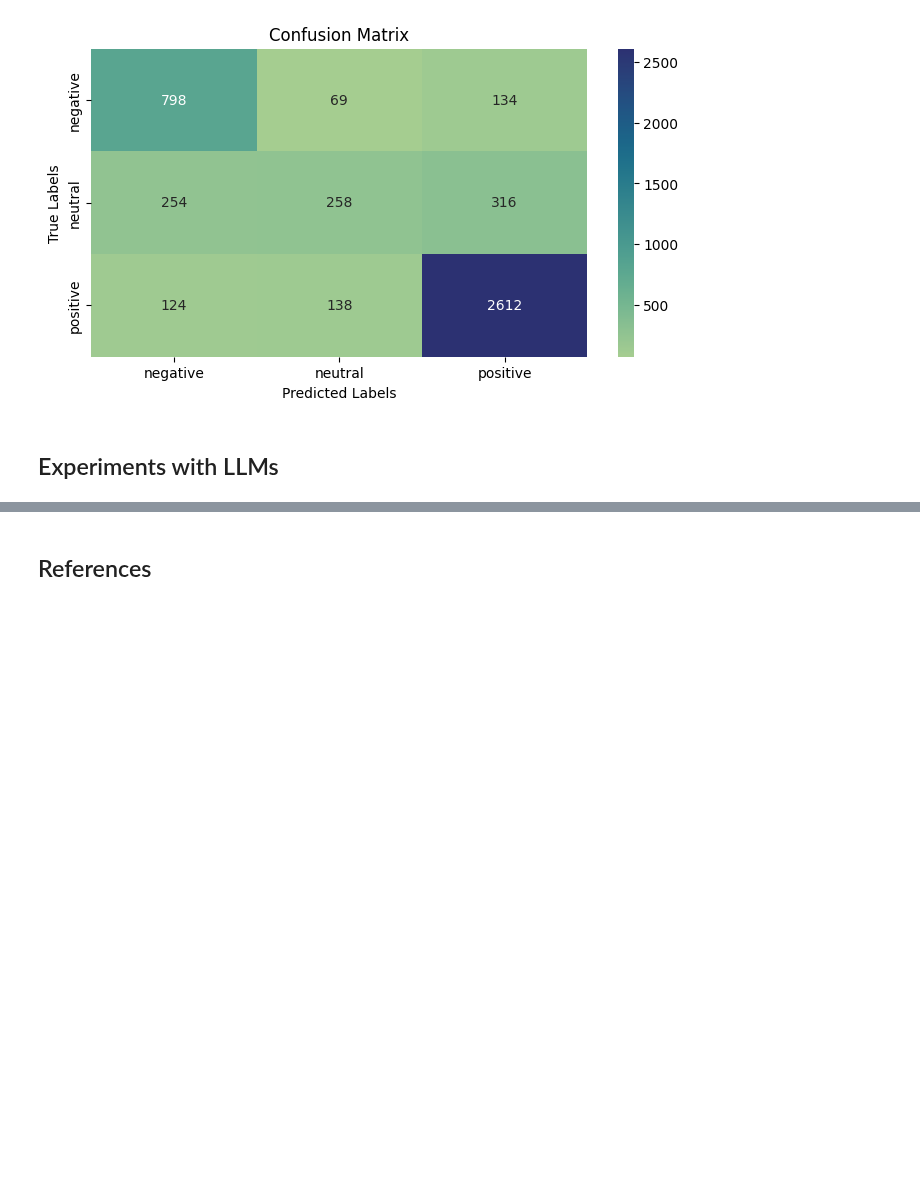
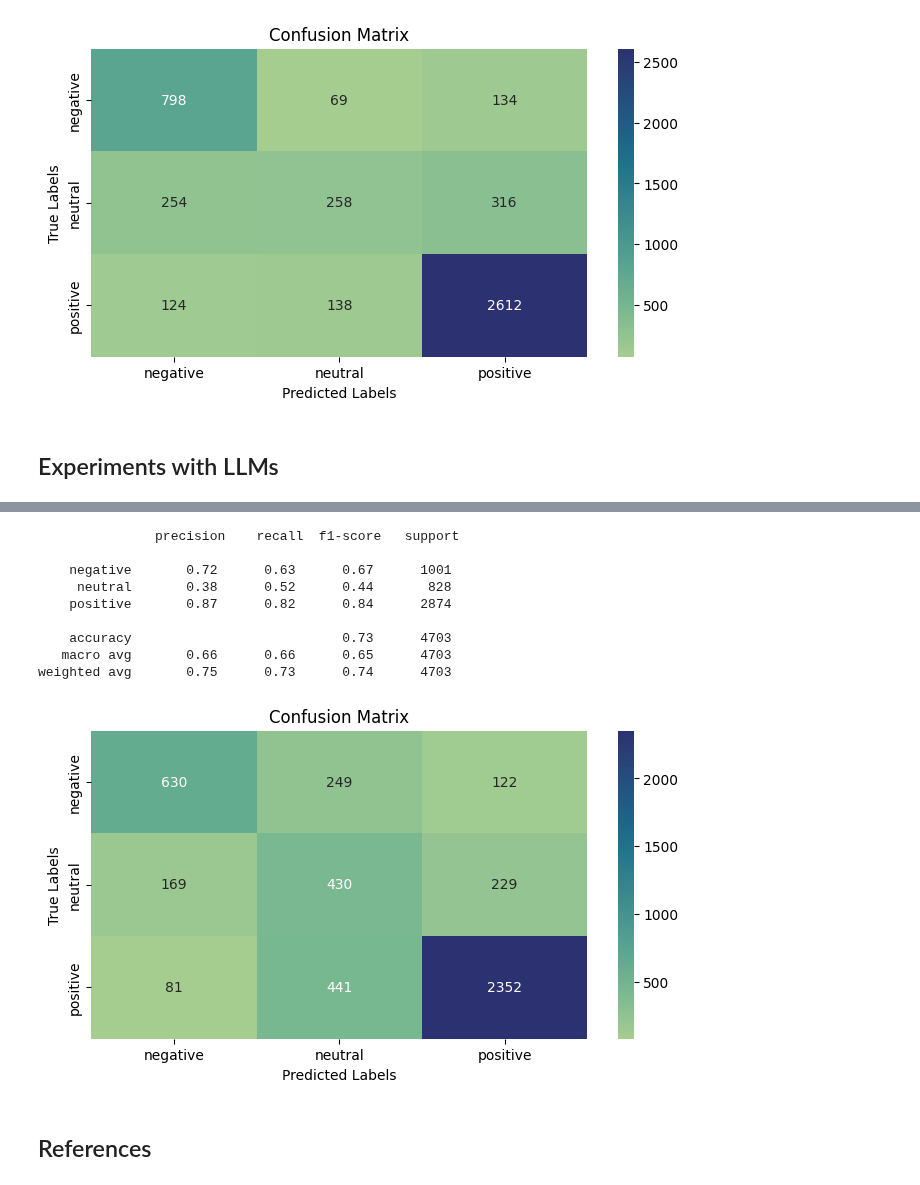
Before and after one commit to tabaraei/aspect-based-sentiment-analysis, a Jupyter notebook: ABSA.ipynb, the cells around one changed output, grey strips where cells are left out. Cells and saved outputs as stored; diff of their text form; code cells hidden in the pictures; blank space fills up the shorter version.

```diff
--- a/ABSA.ipynb
+++ b/ABSA.ipynb
@@ -783,3 +828,18 @@ array([0.00212159, 0.00545376, 0.9924246 ], dtype=float32)
+# %%
+roberta_aspect_sentence = RoBERTa(dataset, class_labels)
+cm = roberta_aspect_sentence.evaluate_model(document_col_name, sentiment_col_name)
+visualize.confusion_matrix(cm, pred_labels=class_labels, true_labels=class_labels)
+# %% [output]
+               precision    recall  f1-score   support
+
+    negative       0.72      0.63      0.67      1001
+     neutral       0.38      0.52      0.44       828
+    positive       0.87      0.82      0.84      2874
+
+    accuracy                           0.73      4703
+   macro avg       0.66      0.66      0.65      4703
+weighted avg       0.75      0.73      0.74      4703
+[figure, added]
 # %% [markdown]
 ## References
 # %% [markdown]
```
Also changed, not shown: parts of 21 cells of this notebook.
